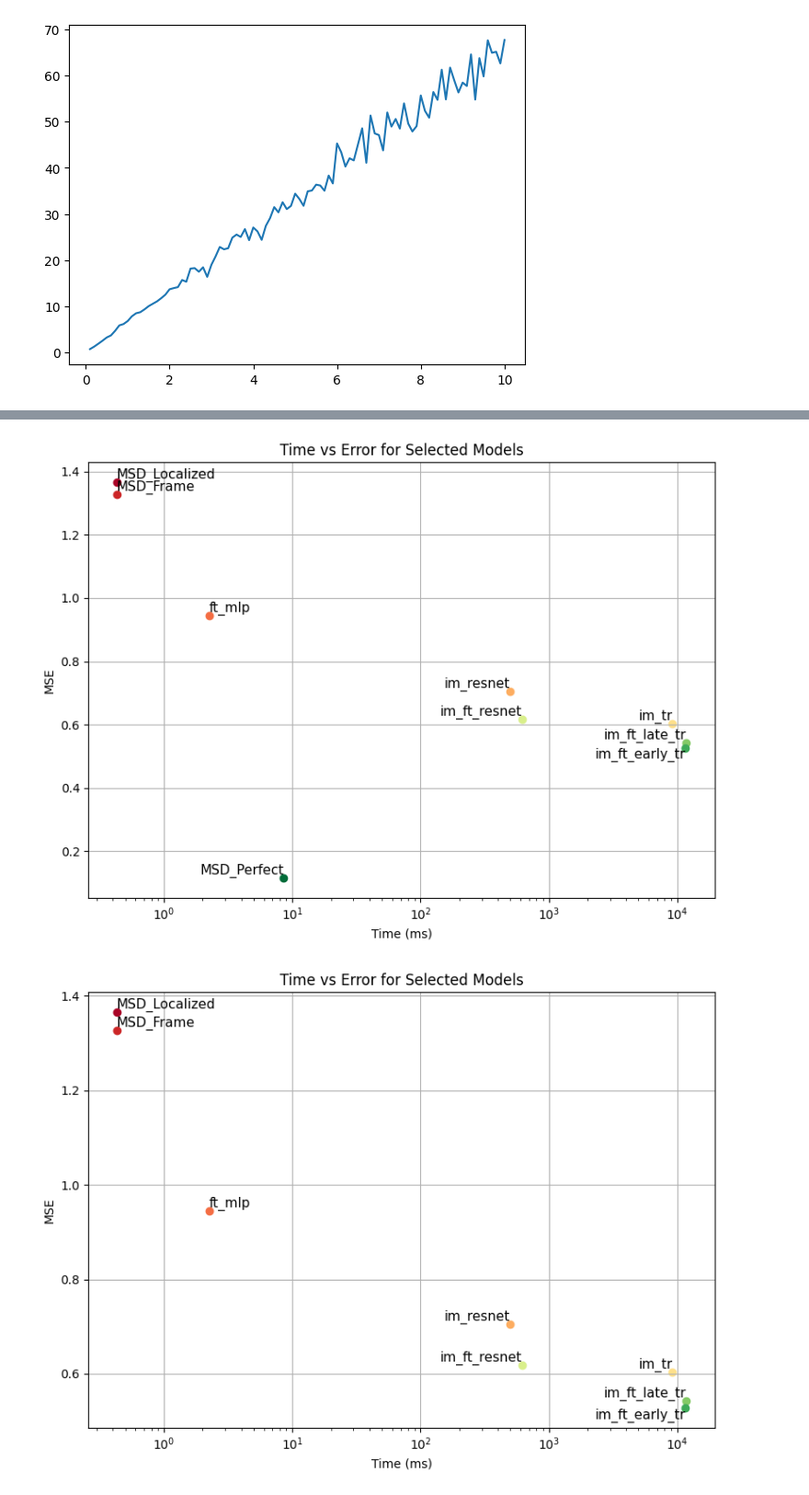
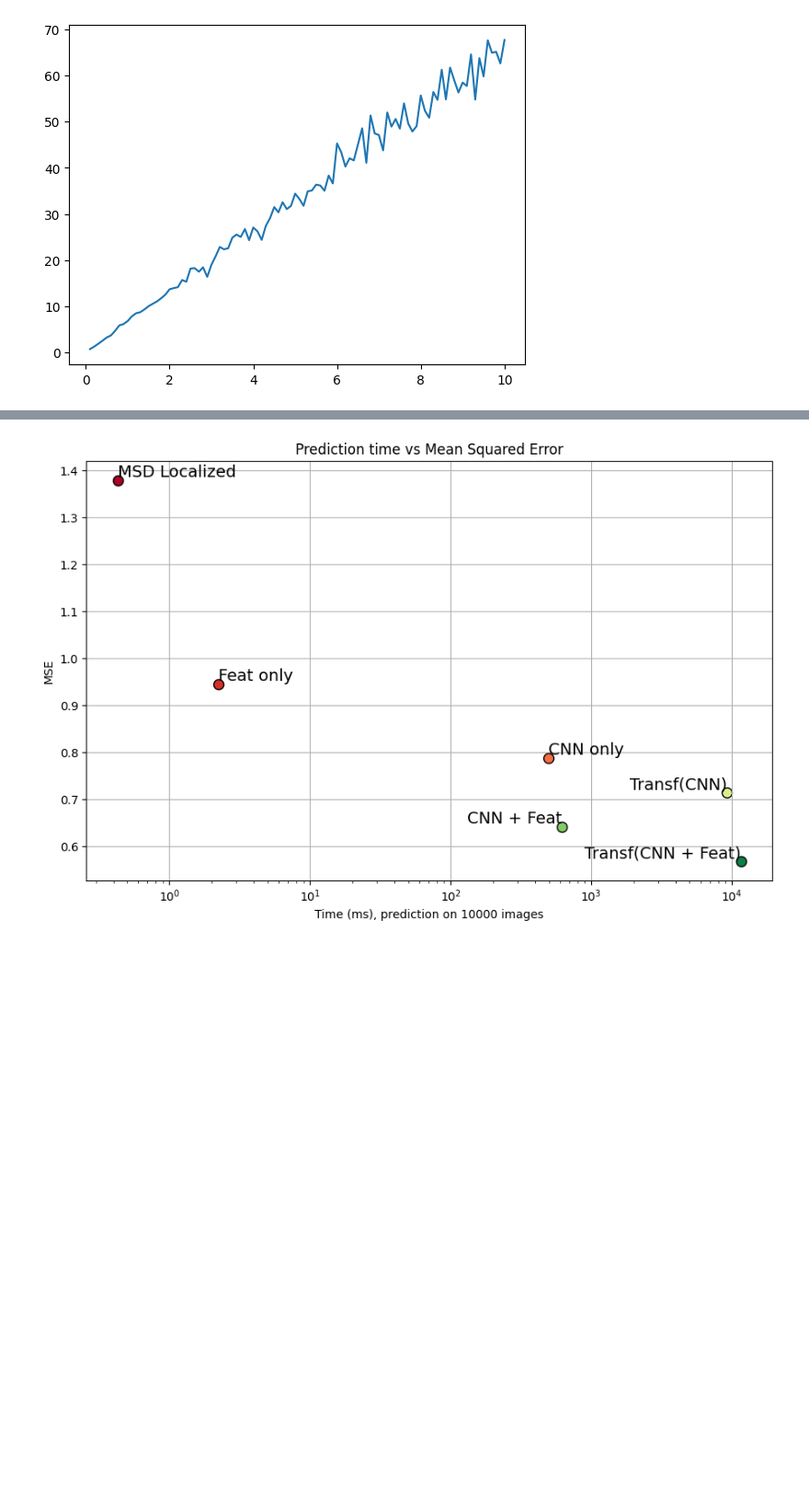
Before and after one commit to Biomedical-Imaging-Group/MolecularDiffusion_MiViT, a Jupyter notebook: train_resultsImagesFeatures.ipynb, the cells around one changed output, grey strips where cells are left out. Shown at 92% size. Saved outputs shown, nothing was run; the diff lists cells and outputs as text; code cells hidden in the pictures; blank space fills up the shorter version.

```diff
--- a/train_resultsImagesFeatures.ipynb
+++ b/train_resultsImagesFeatures.ipynb
@@ -610,4 +617,7 @@ The autoreload extension is already loaded. To reload it, use:
 # %%
-modelsPlot1 = ["MSD_Localized", "ft_mlp", "im_resnet", "im_ft_early_tr", "MSD_Perfect"]
+modelsPlot1 = ["MSD_Localized", "ft_mlp", "im_resnet", "im_tr", "im_ft_resnet","im_ft_early_tr", "MSD_Perfect"]
+modelsPlot2 = ["MSD_Localized", "ft_mlp", "im_resnet", "im_tr", "im_ft_resnet","im_ft_early_tr"]
+
 plot_error_std(modelsPlot1, mse_dict, std_dict, colors_dict)
+plot_error_std(modelsPlot2, mse_dict, std_dict, colors_dict)
 # %% [output]
@@ -615,3 +625,0 @@ plot_error_std(modelsPlot1, mse_dict, std_dict, colors_dict)
-# %%
-modelsPlot2 = ["im_resnet","im_tr", "im_ft_resnet","im_ft_late_tr","im_ft_early_tr", "MSD_Perfect"]
-plot_error_std(modelsPlot2, mse_dict, std_dict, colors_dict)
@@ -651,47 +657,45 @@ time_dict = {
     msdLocalized: (0.429,0.014),
     msdFrame : (0.429,0.014),
     msdPerfect : (8.57,0.8),
-
 }
 
 
 import matplotlib.pyplot as plt
 
 def plot_time_vs_error(selected_models, color_dict, mse_dict, time_dict):
     x = []
     y = []
     colors = []
     labels = []
 
     for model in selected_models:
-        if model not in mse_dict or model not in time_dict:
+        if name_map[model] not in mse_dict or model not in time_dict:
             raise ValueError(f"Missing data for model '{model}' in mse_dict or time_dict.")
         if model not in color_dict:
             raise ValueError(f"Missing color for model '{model}' in color_dict.")
 
         x.append(time_dict[model][0])
-        y.append(mse_dict[model])
+        y.append(mse_dict[name_map[model]])
         colors.append(color_dict[model])
-        labels.append(model)
+        labels.append(name_map[model])
 
-    plt.figure(figsize=(8, 6))
+    plt.figure(figsize=(9, 6))
     for i in range(len(x)):
-        plt.scatter(x[i], y[i], color=colors[i], label=labels[i])
-        plt.text(x[i], y[i], labels[i], fontsize=11, ha='left' if i < 3 else 'right', va='top' if i == 7 else 'bottom')
+        plt.scatter(x[i], y[i],s=75 ,color=colors[i],edgecolors='black', label=labels[i], marker='o')
+        plt.text(x[i], y[i], labels[i], fontsize=14, ha='left' if i < 3 else 'right', va='top' if i == 7 else 'bottom')
 
-    plt.xlabel("Time (ms)")
+    plt.xlabel("Time (ms), prediction on 10000 images")
     plt.ylabel("MSE")
     plt.xscale('log')
-    plt.title("Time vs Error for Selected Models")
+    plt.title("Prediction time vs Mean Squared Error")
     plt.grid(True)
     plt.tight_layout()
     plt.show()
 
-plot_time_vs_error(sel_models, colors_dict, mse_dict, time_dict)
-plot_time_vs_error([m for m in sel_models if m != msdPerfect], colors_dict, mse_dict, time_dict)
+#plot_time_vs_error(sel_models, colors_dict, mse_dict, time_dict)
+plot_time_vs_error(modelsPlot2, colors_dict, mse_dict, time_dict)
 # %% [output]
-[figure, old version]
+[figure, new version]
-[figure, removed]
 # %%
 def generate_rotated_sequences(x):
     """
```
Also changed, not shown: parts of 8 cells of this notebook, 5 other files.
